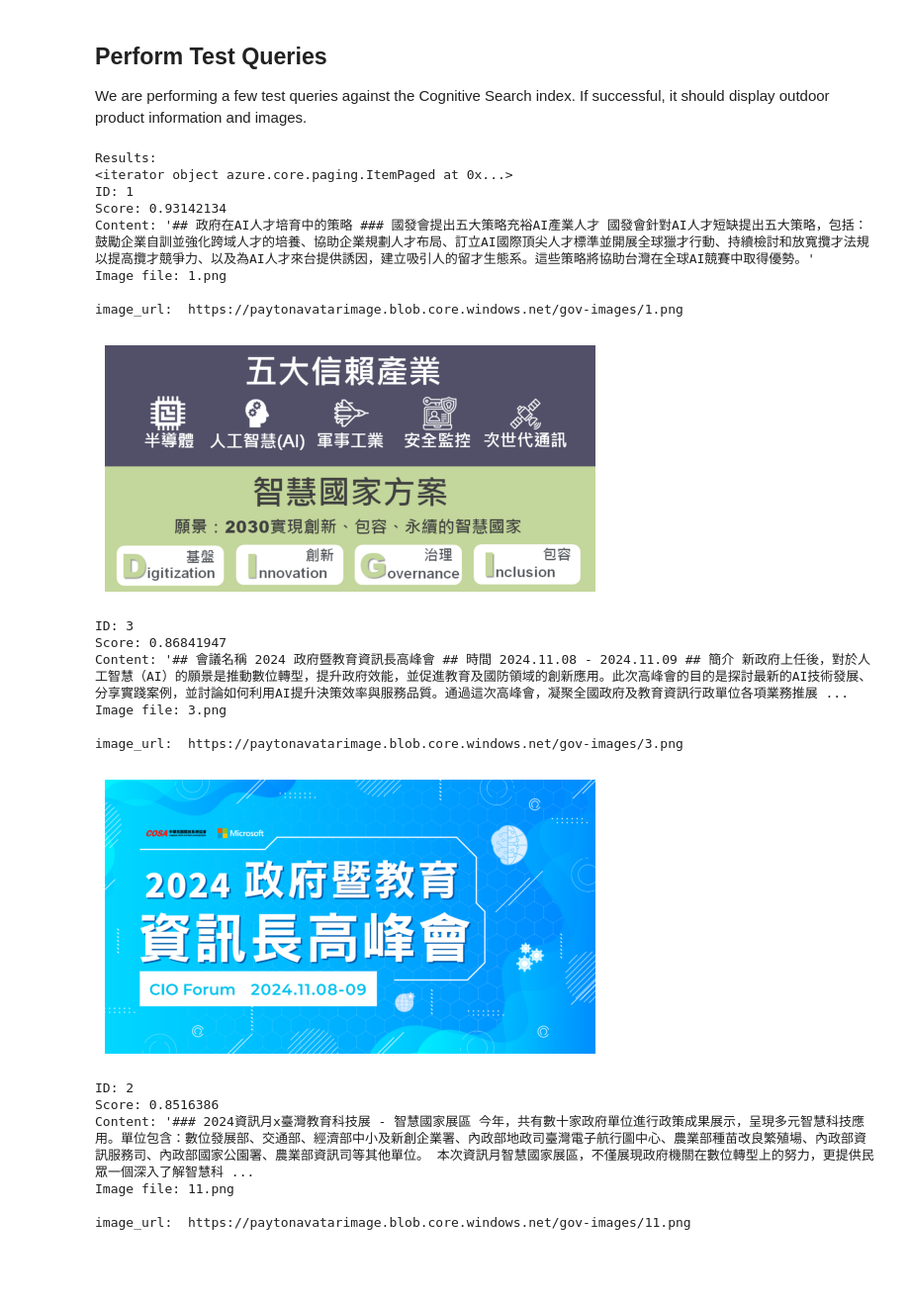
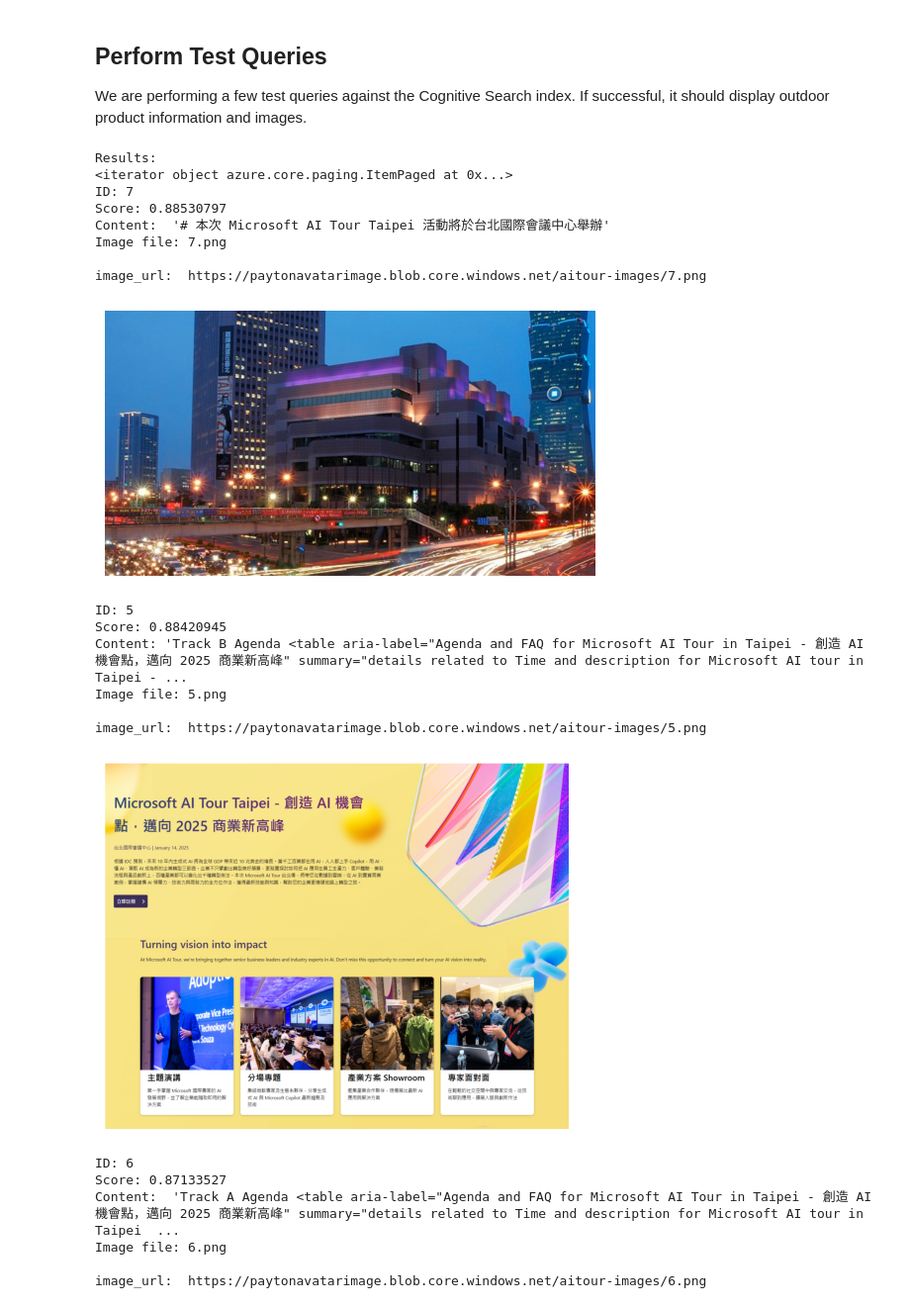
Before and after one commit to payton-chou-ms/gen-cv, a Jupyter notebook: avatar/interactive/create-index-and-database.ipynb, the cells around one changed output. Shown at 99% size. Drawn from its saved outputs; the diff is of its cells as text; code cells hidden in the pictures; blank space fills up the shorter version.

Commit message:
更新應用程式以反映 Microsoft AI Tour Taipei 的內容和樣式，並調整圖像 URL 以使用新的背景圖像

```diff
--- a/avatar/interactive/create-index-and-database.ipynb
+++ b/avatar/interactive/create-index-and-database.ipynb
@@ -194,57 +217,57 @@ from PIL import Image
 def display_image_from_blob(image_file):
     # Use public blob storage URL to display image
     image_url = (
-        "https://paytonavatarimage.blob.core.windows.net/gov-images/" + image_file
+        "https://paytonavatarimage.blob.core.windows.net/aitour-images/" + image_file
     )
     print("image_url: ", image_url)
     response = requests.get(image_url)
     blob_data = response.content
 
     img = plt.imread(BytesIO(blob_data))
     plt.imshow(img)
     plt.axis('off')  # No axes for this plot
     plt.show()
 
 def print_results(results):
   print("Results:")
   print(results)
   for result in results:
     print(f"ID: {result['id']}")
     print(f"Score: {result['@search.score']}")
     print(f"Content: {result['content']}")
     print(f"Image file: {result['product_image_file']}\n")
     display_image_from_blob(result['product_image_file'])
 
 # Pure Vector Search
-query = "請問政府在AI人才培育中的策略？"
+query = "請問Microsoft AI Tour Taipei有哪些精彩演講?"
 
 results = search_client.search(
     search_text=None,
     vector=generate_embeddings(query), top_k=3,
     vector_fields="content_vector",
     select= fields_of_interest
 )
 print_results(results)
 # %% [output]
 Results:
 <iterator object azure.core.paging.ItemPaged at 0x...>
-ID: 1
-Score: 0.93142134
-Content: '## 政府在AI人才培育中的策略 ### 國發會提出五大策略充裕AI產業人才 國發會針對AI人才短缺提出五大策略，包括：鼓勵企業自訓並強化跨域人才的培養、協助企業規劃人才布局、訂立AI國際頂尖人才標準並開展全球獵才行動、持續檢討和放寬攬才法規以提高攬才競爭力、以及為AI人才來台提供誘因，建立吸引人的留才生態系。這些策略將協助台灣在全球AI競賽中取得優勢。'
-Image file: 1.png
+ID: 7
+Score: 0.88530797
+Content:  '# 本次 Microsoft AI Tour Taipei 活動將於台北國際會議中心舉辦'
+Image file: 7.png
 
-image_url:  https://paytonavatarimage.blob.core.windows.net/gov-images/1.png
+image_url:  https://paytonavatarimage.blob.core.windows.net/aitour-images/7.png
-[figure, old version]
+[figure, new version]
-ID: 3
-Score: 0.86841947
-Content: '## 會議名稱 2024 政府暨教育資訊長高峰會 ## 時間 2024.11.08 - 2024.11.09 ## 簡介 新政府上任後，對於人工智慧（AI）的願景是推動數位轉型，提升政府效能，並促進教育及國防領域的創新應用。此次高峰會的目的是探討最新的AI技術發展、分享實踐案例，並討論如何利用AI提升決策效率與服務品質。通過這次高峰會，凝聚全國政府及教育資訊行政單位各項業務推展 ...
-Image file: 3.png
+ID: 5
+Score: 0.88420945
+Content: 'Track B Agenda <table aria-label="Agenda and FAQ for Microsoft AI Tour in Taipei - 創造 AI 機會點，邁向 2025 商業新高峰" summary="details related to Time and description for Microsoft AI tour in Taipei - ...
+Image file: 5.png
 
-image_url:  https://paytonavatarimage.blob.core.windows.net/gov-images/3.png
+image_url:  https://paytonavatarimage.blob.core.windows.net/aitour-images/5.png
-[figure, old version]
+[figure, new version]
-ID: 2
-Score: 0.8516386
-Content: '### 2024資訊月x臺灣教育科技展 - 智慧國家展區 今年，共有數十家政府單位進行政策成果展示，呈現多元智慧科技應用。單位包含：數位發展部、交通部、經濟部中小及新創企業署、內政部地政司臺灣電子航行圖中心、農業部種苗改良繁殖場、內政部資訊服務司、內政部國家公園署、農業部資訊司等其他單位。 本次資訊月智慧國家展區，不僅展現政府機關在數位轉型上的努力，更提供民眾一個深入了解智慧科 ...
-Image file: 11.png
+ID: 6
+Score: 0.87133527
+Content:  'Track A Agenda <table aria-label="Agenda and FAQ for Microsoft AI Tour in Taipei - 創造 AI 機會點，邁向 2025 商業新高峰" summary="details related to Time and description for Microsoft AI tour in Taipei  ...
+Image file: 6.png
 
-image_url:  https://paytonavatarimage.blob.core.windows.net/gov-images/11.png
+image_url:  https://paytonavatarimage.blob.core.windows.net/aitour-images/6.png
```
Also changed, not shown: parts of 7 cells of this notebook, 12 other files.
